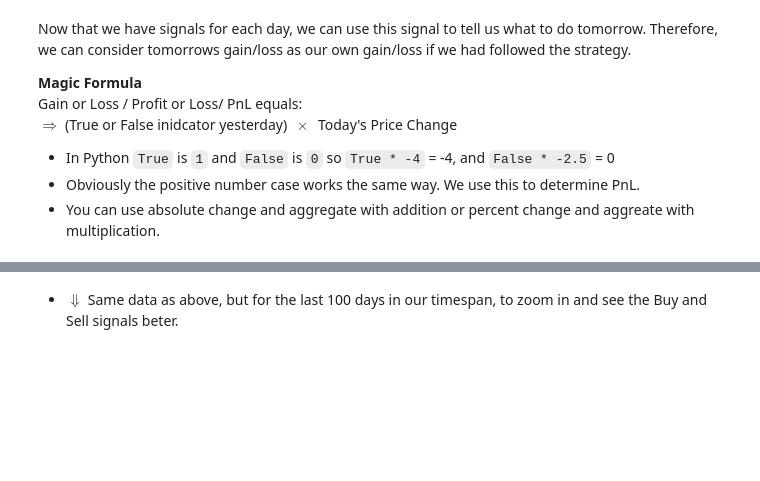
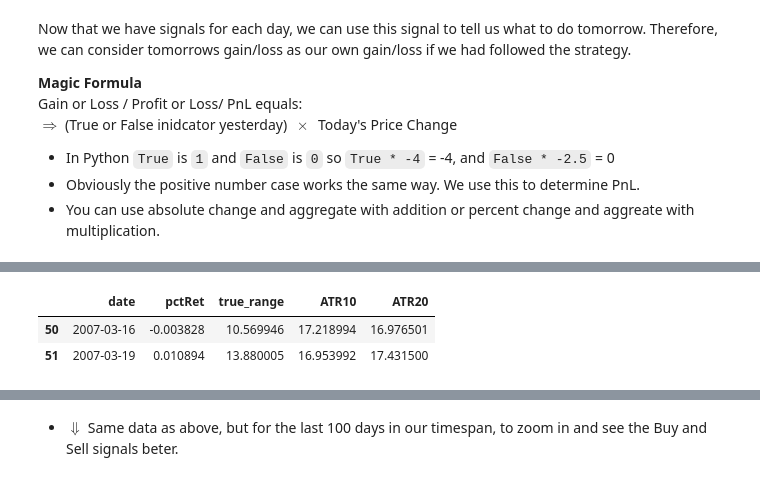
Before and after one commit to QuantVI/rand_various, a Jupyter notebook: wqu_capstone_code/draft5a_cleanup.ipynb, the cells around one changed output, grey strips where cells are left out. Cells and saved outputs as stored; diff of their text form; code cells hidden in the pictures; blank space fills up the shorter version.

```diff
--- a/wqu_capstone_code/draft5a_cleanup.ipynb
+++ b/wqu_capstone_code/draft5a_cleanup.ipynb
@@ -484,0 +573,6 @@ $\Downarrow$ The strategy in action
+# %%
+strategyDF.iloc[50:52, [0,*range(6,10)]] # 0,range(6,10) is columns 0,6,7,8,9
+# %% [output]
+|  | date | pctRet | true_range | ATR10 | ATR20 |
+| 50 | 2007-03-16 | -0.003828 | 10.569946 | 17.218994 | 16.976501 |
+| 51 | 2007-03-19 | 0.010894 | 13.880005 | 16.953992 | 17.431500 |
```
Also changed, not shown: parts of 35 cells of this notebook.
